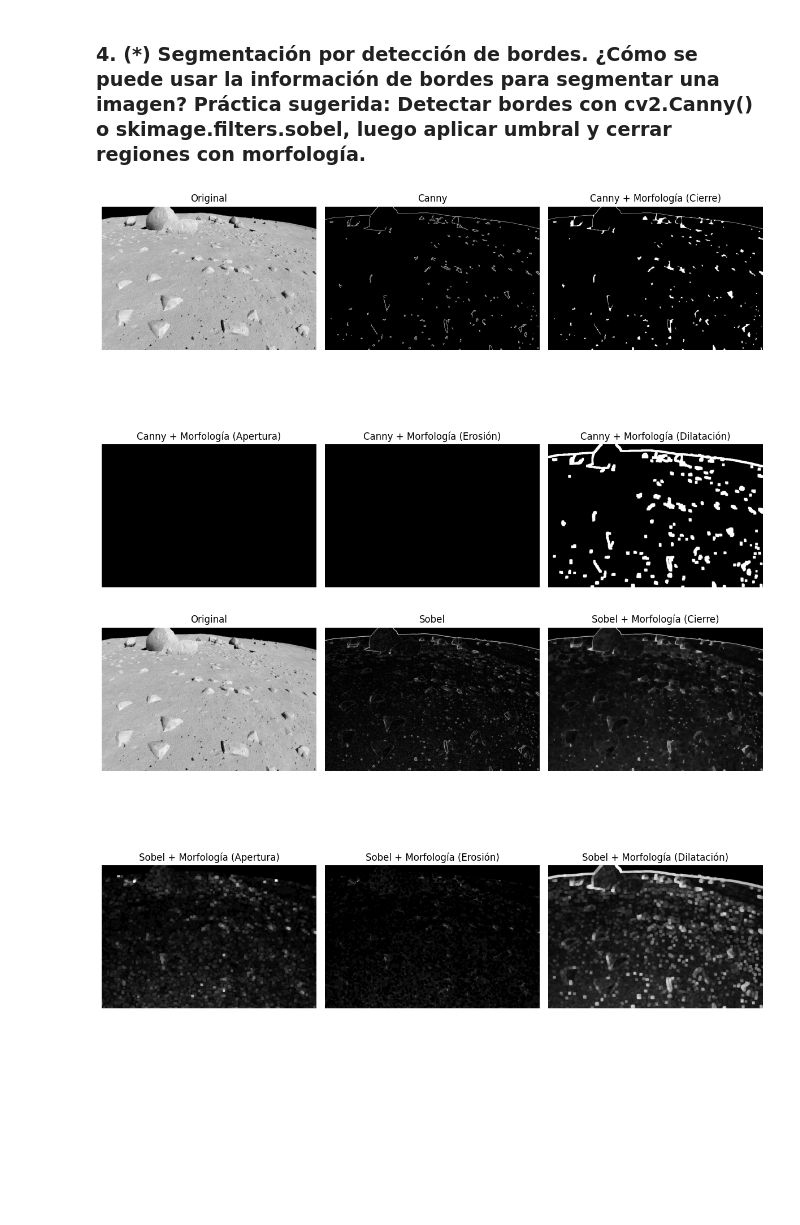
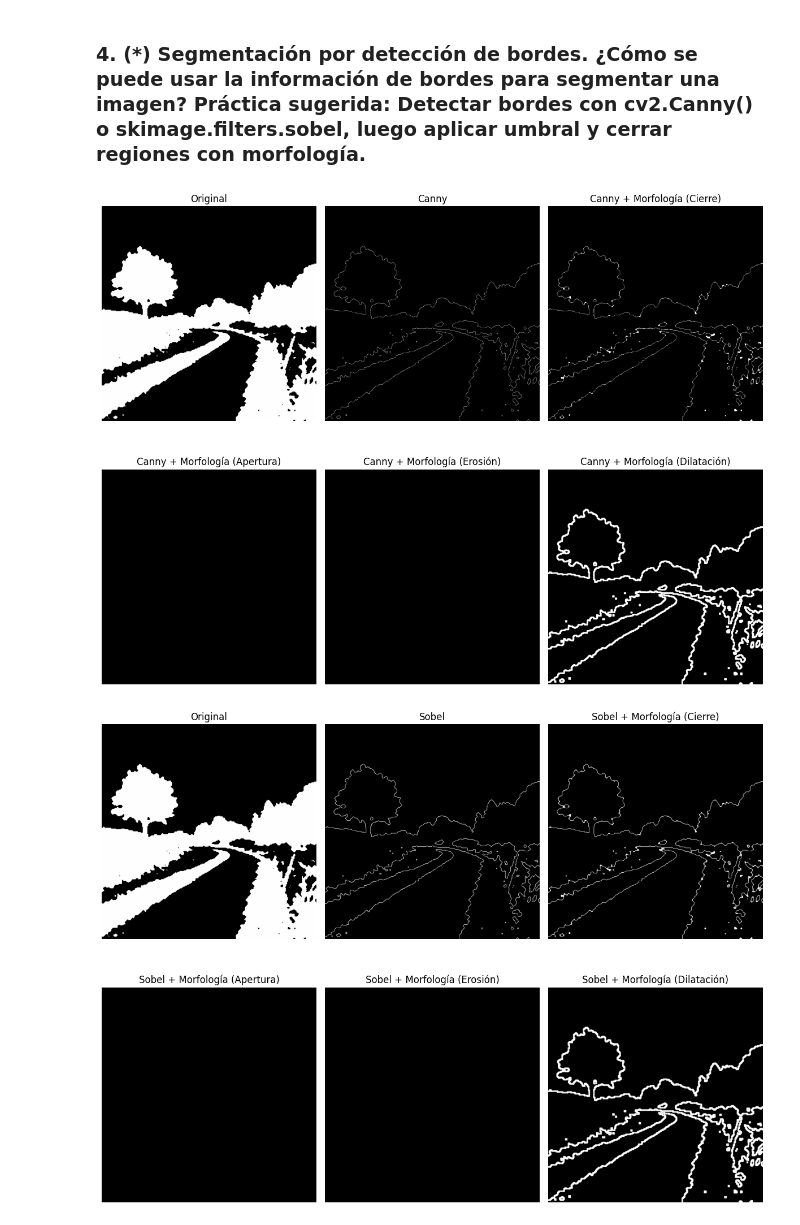
Before and after one commit to Yeu07/Image-Processing, a Jupyter notebook: TP5/TP5.ipynb, the cells around one changed output. Saved outputs shown, nothing was run; the diff lists cells and outputs as text; code cells hidden in the pictures; blank space fills up the shorter version.

```diff
--- a/TP5/TP5.ipynb
+++ b/TP5/TP5.ipynb
@@ -44,7 +43,7 @@ Downloading file 'data/mitosis.tif' from 'https://gitlab.com/scikit-image/data/-
 # %%
 # Load render image
 
-render = cv2.imread('./img/render0036.png',cv2.IMREAD_GRAYSCALE)
+render = cv2.imread('./img/bin3.png',cv2.IMREAD_GRAYSCALE)
 
 # Detection with Canny
 edges_canny = cv2.Canny(render, 500, 150)
@@ -57,32 +56,32 @@ edges_sobel = (edges_sobel * 255).astype(np.uint8)
 kernel = np.ones((7, 7), np.uint8)
 refined_canny_close = cv2.morphologyEx(edges_canny, cv2.MORPH_CLOSE, kernel)
 refined_canny_open = cv2.morphologyEx(edges_canny, cv2.MORPH_OPEN, kernel)
 refined_canny_erode = cv2.morphologyEx(edges_canny, cv2.MORPH_ERODE, kernel)
 refined_canny_dilate = cv2.morphologyEx(edges_canny, cv2.MORPH_DILATE, kernel)
 refined_sobel_close = cv2.morphologyEx(edges_sobel, cv2.MORPH_CLOSE, kernel)
 refined_sobel_open = cv2.morphologyEx(edges_sobel, cv2.MORPH_OPEN, kernel)
 refined_sobel_erode = cv2.morphologyEx(edges_sobel, cv2.MORPH_ERODE, kernel)
 refined_sobel_dilate = cv2.morphologyEx(edges_sobel, cv2.MORPH_DILATE, kernel)
 
 plt.figure(figsize=(12, 10))
 plt.subplot(231), plt.imshow(render, cmap='gray'), plt.title('Original'), plt.axis('off')
 plt.subplot(232), plt.imshow(edges_canny, cmap='gray'), plt.title('Canny'), plt.axis('off')
 plt.subplot(233), plt.imshow(refined_canny_close, cmap='gray'), plt.title('Canny + Morfología (Cierre)'), plt.axis('off')
 plt.subplot(234), plt.imshow(refined_canny_open, cmap='gray'), plt.title('Canny + Morfología (Apertura)'), plt.axis('off')
 plt.subplot(235), plt.imshow(refined_canny_erode, cmap='gray'), plt.title('Canny + Morfología (Erosión)'), plt.axis('off')
 plt.subplot(236), plt.imshow(refined_canny_dilate, cmap='gray'), plt.title('Canny + Morfología (Dilatación)'), plt.axis('off')
 plt.tight_layout()
 plt.show()
 
 plt.figure(figsize=(12, 10))
 plt.subplot(231), plt.imshow(render, cmap='gray'), plt.title('Original'), plt.axis('off')
 plt.subplot(232), plt.imshow(edges_sobel, cmap='gray'), plt.title('Sobel'), plt.axis('off')
 plt.subplot(233), plt.imshow(refined_sobel_close, cmap='gray'), plt.title('Sobel + Morfología (Cierre)'), plt.axis('off')
 plt.subplot(234), plt.imshow(refined_sobel_open, cmap='gray'), plt.title('Sobel + Morfología (Apertura)'), plt.axis('off')
 plt.subplot(235), plt.imshow(refined_sobel_erode, cmap='gray'), plt.title('Sobel + Morfología (Erosión)'), plt.axis('off')
 plt.subplot(236), plt.imshow(refined_sobel_dilate, cmap='gray'), plt.title('Sobel + Morfología (Dilatación)'), plt.axis('off')
 plt.tight_layout()
 plt.show()
 # %% [output]
-[figure, old version]
+[figure, new version]
-[figure, old version]
+[figure, new version]
```
Also changed, not shown: parts of 1 cell of this notebook, 3 other files.
